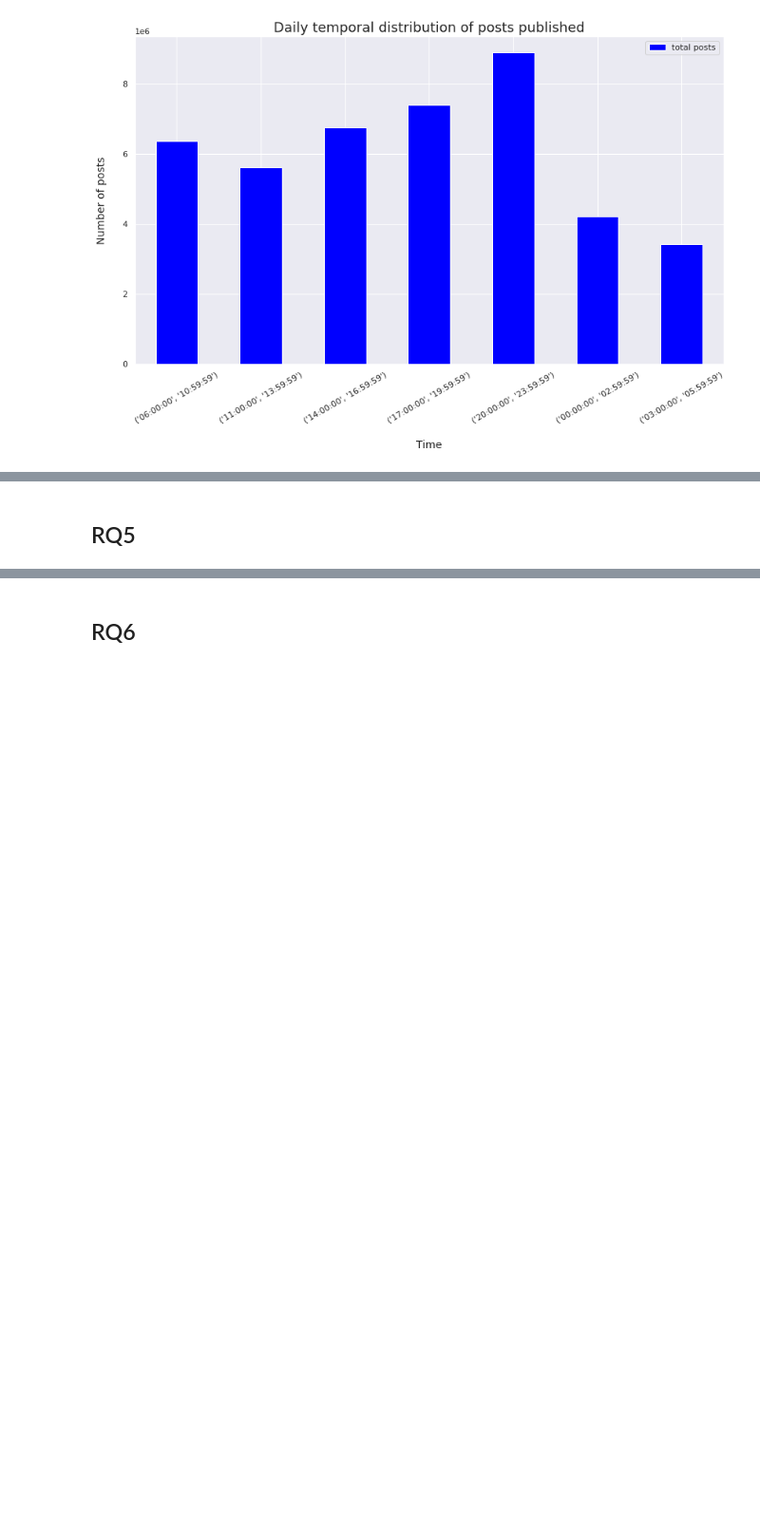
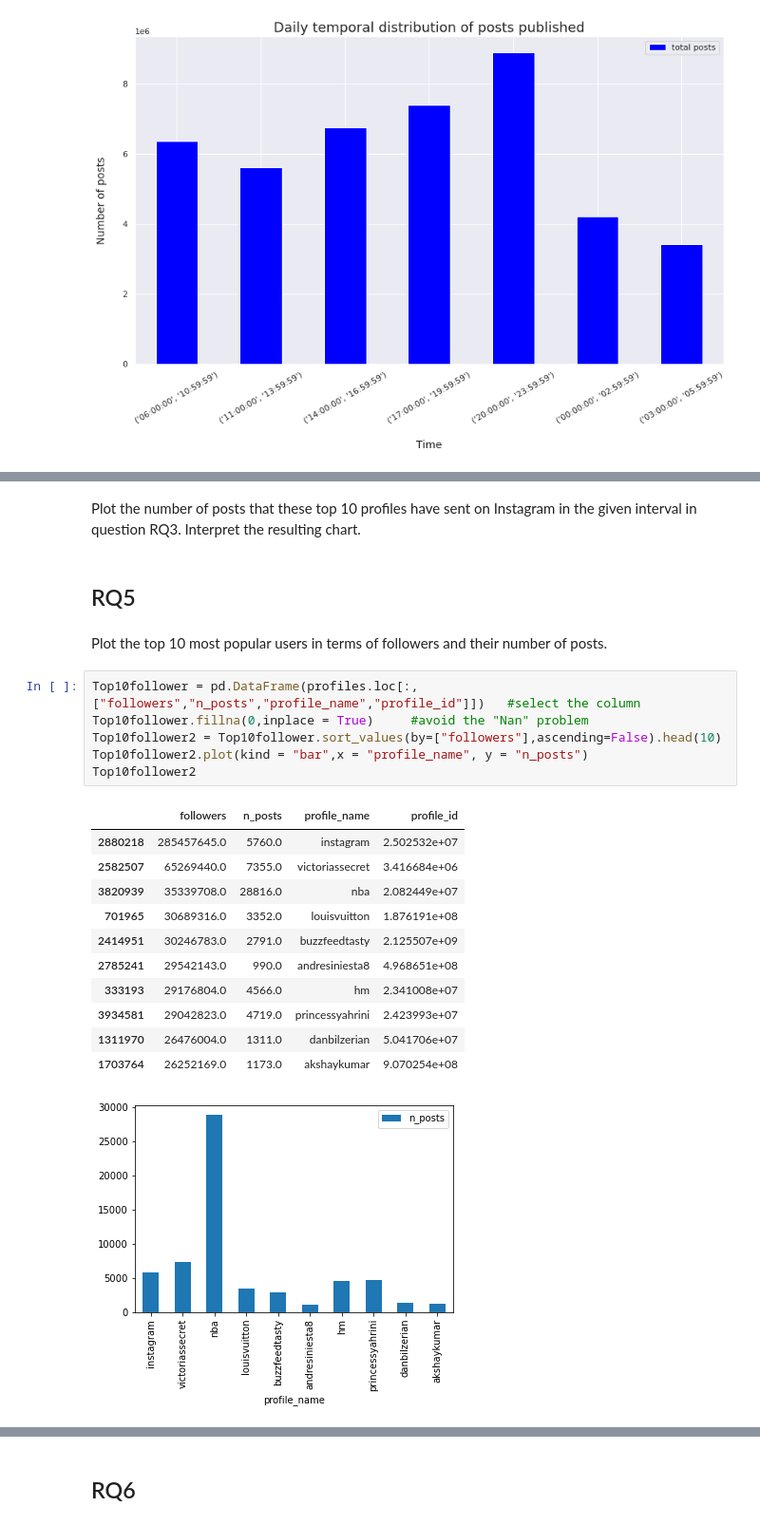
Before and after one commit to Matteo-Candi/ADM_HW2, a Jupyter notebook: main.ipynb, the cells around one changed output, grey strips where cells are left out. Shown at 95% size. Saved outputs shown, nothing was run; the diff lists cells and outputs as text; blank space fills up the shorter version.

```diff
--- a/main.ipynb
+++ b/main.ipynb
@@ -229,2 +423,25 @@ time_interval(posts, time_intervals)
+# %% [markdown]
+Plot the number of posts that these top 10 profiles have sent on Instagram in the given interval in question RQ3. Interpret the resulting chart.
 # %% [markdown]
 ## RQ5
+# %% [markdown]
+Plot the top 10 most popular users in terms of followers and their number of posts.
+# %%
+Top10follower = pd.DataFrame(profiles.loc[:,["followers","n_posts","profile_name","profile_id"]])   #select the column
+Top10follower.fillna(0,inplace = True)     #avoid the "Nan" problem
+Top10follower2 = Top10follower.sort_values(by=["followers"],ascending=False).head(10)
+Top10follower2.plot(kind = "bar",x = "profile_name", y = "n_posts")
+Top10follower2
+# %% [output]
+|  | followers | n_posts | profile_name | profile_id |
+| 2880218 | 285457645.0 | 5760.0 | instagram | 2.502532e+07 |
+| 2582507 | 65269440.0 | 7355.0 | victoriassecret | 3.416684e+06 |
+| 3820939 | 35339708.0 | 28816.0 | nba | 2.082449e+07 |
+| 701965 | 30689316.0 | 3352.0 | louisvuitton | 1.876191e+08 |
+| 2414951 | 30246783.0 | 2791.0 | buzzfeedtasty | 2.125507e+09 |
+| 2785241 | 29542143.0 | 990.0 | andresiniesta8 | 4.968651e+08 |
+| 333193 | 29176804.0 | 4566.0 | hm | 2.341008e+07 |
+| 3934581 | 29042823.0 | 4719.0 | princessyahrini | 2.423993e+07 |
+| 1311970 | 26476004.0 | 1311.0 | danbilzerian | 5.041706e+07 |
+| 1703764 | 26252169.0 | 1173.0 | akshaykumar | 9.070254e+08 |
+[figure, added]
```
Also changed, not shown: parts of 47 cells of this notebook.
